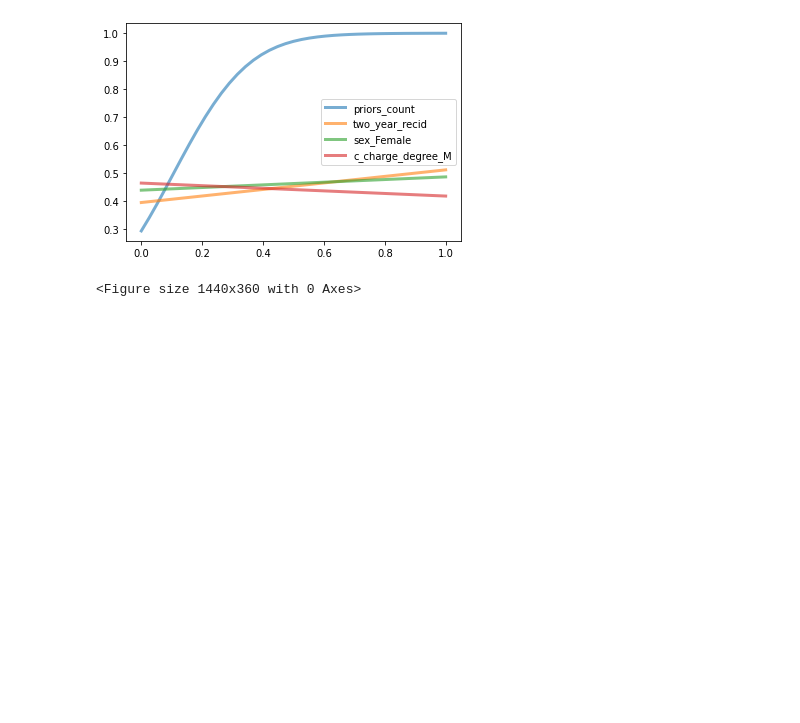
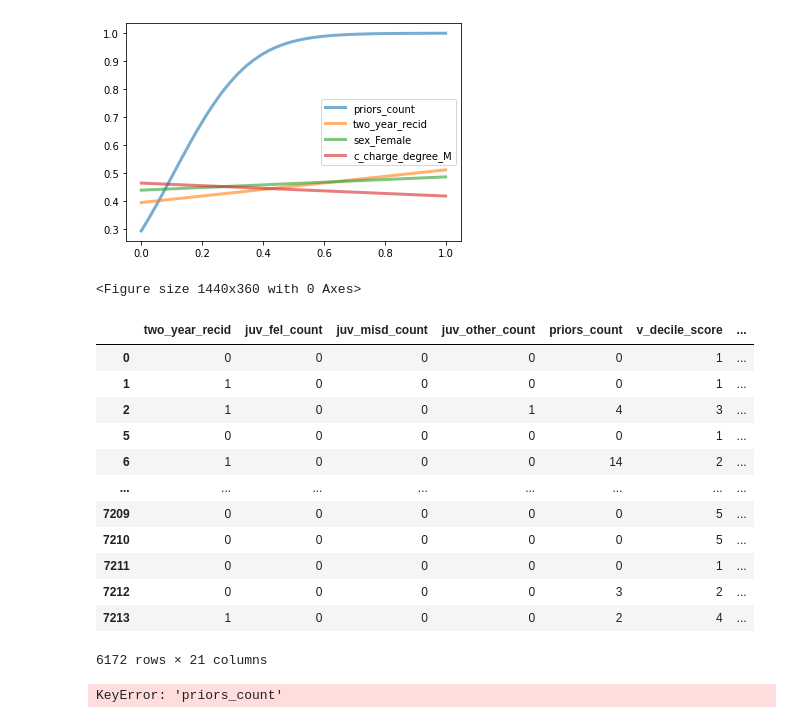
Before and after one commit to jonatanwins/COMPAS_project_HON2200, a Jupyter notebook: COMPAS.ipynb, the cells around one changed output. Saved outputs shown, nothing was run; the diff lists cells and outputs as text; code cells hidden in the pictures; blank space fills up the shorter version.

Commit message:
partial dependency med isolert trente modeller

```diff
--- a/COMPAS.ipynb
+++ b/COMPAS.ipynb
@@ -460,0 +464,46 @@ plt.gcf().set_size_inches(20, 5)
+# %%
+sample = df_select.drop(columns = ['id','name', "is_violent_recid", "is_recid"])
+sample_categorical = ['sex', 'age_cat', 'race', 'score_text']
+sample = pd.get_dummies(sample, columns=sample_categorical, prefix=sample_categorical, prefix_sep='_')
+display(sample)
+
+partial_values = {
+
+}
+
+
+
+for race in ["race_African-American", "race_Caucasian"]:
+
+
+    sample_race = sample[sample[race] == 1]
+    X = sample_race.drop(columns=["two_year_recid"])
+    Y = sample_race["two_year_recid"]
+
+    log_reg_race = LogisticRegression(max_iter=1000)
+    log_reg_race.fit(X,Y)
+
+    x_raw = partial_dependence(log_reg_race, X, [race])[1][0]
+    y = partial_dependence(log_reg_race, X, [race])[0][0]
+    x = (x_raw - np.min(x_raw)) / (np.max(x_raw) - np.min(x_raw))
+    partial_values[race] =  (x, y)
+
+    # PartialDependenceDisplay.from_estimator(log_reg_race, X, X.columns)
+    # plt.gcf().set_size_inches(16, 26)
+
+plot_params(partial_values)
+# %% [output]
+|  | two_year_recid | juv_fel_count | juv_misd_count | juv_other_count | priors_count | v_decile_score | ... |
+| 0 | 0 | 0 | 0 | 0 | 0 | 1 | ... |
+| 1 | 1 | 0 | 0 | 0 | 0 | 1 | ... |
+| 2 | 1 | 0 | 0 | 1 | 4 | 3 | ... |
+| 5 | 0 | 0 | 0 | 0 | 0 | 1 | ... |
+| 6 | 1 | 0 | 0 | 0 | 14 | 2 | ... |
+| ... | ... | ... | ... | ... | ... | ... | ... |
+| 7209 | 0 | 0 | 0 | 0 | 0 | 5 | ... |
+| 7210 | 0 | 0 | 0 | 0 | 0 | 5 | ... |
+| 7211 | 0 | 0 | 0 | 0 | 0 | 1 | ... |
+| 7212 | 0 | 0 | 0 | 0 | 3 | 2 | ... |
+| 7213 | 1 | 0 | 0 | 0 | 2 | 4 | ... |
+6172 rows × 21 columns
+KeyError: 'priors_count'
```
Also changed, not shown: parts of 2 cells of this notebook.
